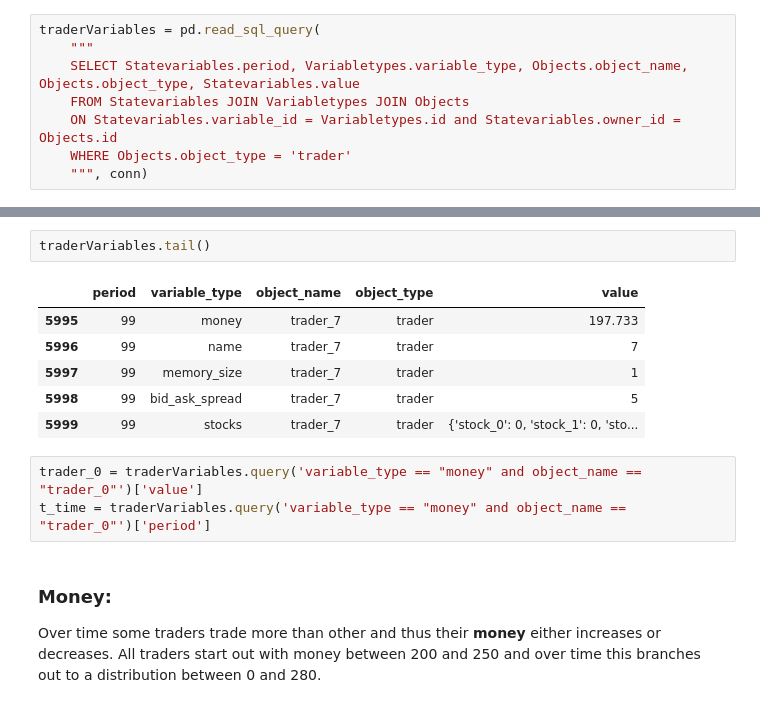
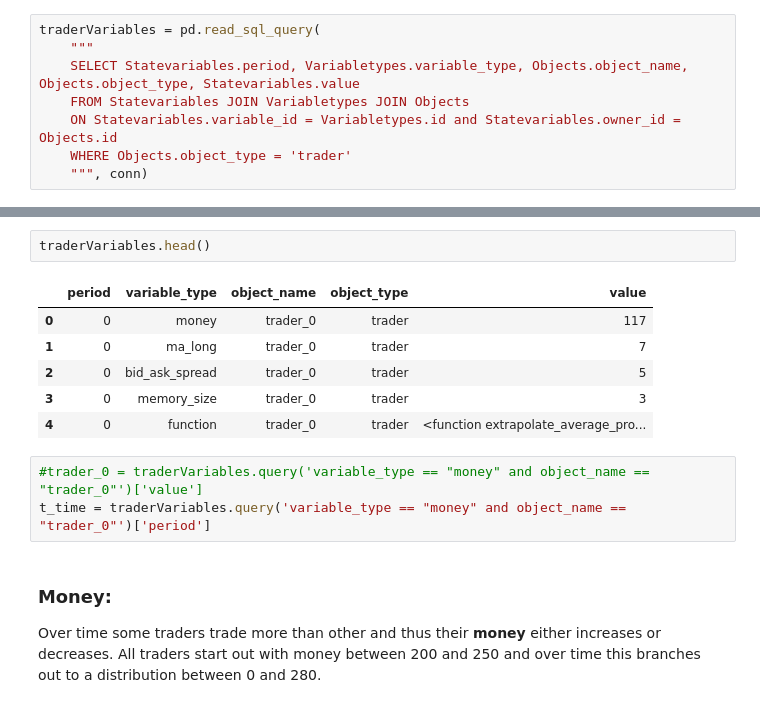
Before and after one commit to LCfP/Agent-Based-Stock-Market-Model, a Jupyter notebook: data_notebook.ipynb, the cells around one changed output, grey strips where cells are left out. Saved outputs shown, nothing was run; the diff lists cells and outputs as text.

```diff
--- a/data_notebook.ipynb
+++ b/data_notebook.ipynb
@@ -140,14 +151,14 @@ traderVariables = pd.read_sql_query(
 # %%
-traderVariables.tail()
+traderVariables.head()
 # %% [output]
 |  | period | variable_type | object_name | object_type | value |
-| 5995 | 99 | money | trader_7 | trader | 197.733 |
-| 5996 | 99 | name | trader_7 | trader | 7 |
-| 5997 | 99 | memory_size | trader_7 | trader | 1 |
-| 5998 | 99 | bid_ask_spread | trader_7 | trader | 5 |
-| 5999 | 99 | stocks | trader_7 | trader | {'stock_0': 0, 'stock_1': 0, 'sto... |
+| 0 | 0 | money | trader_0 | trader | 117 |
+| 1 | 0 | ma_long | trader_0 | trader | 7 |
+| 2 | 0 | bid_ask_spread | trader_0 | trader | 5 |
+| 3 | 0 | memory_size | trader_0 | trader | 3 |
+| 4 | 0 | function | trader_0 | trader | <function extrapolate_average_pro... |
 # %%
-trader_0 = traderVariables.query('variable_type == "money" and object_name == "trader_0"')['value']
+#trader_0 = traderVariables.query('variable_type == "money" and object_name == "trader_0"')['value']
 t_time = traderVariables.query('variable_type == "money" and object_name == "trader_0"')['period']
 # %% [markdown]
 ### Money:
```
Also changed, not shown: parts of 23 cells of this notebook, 1 other file.
